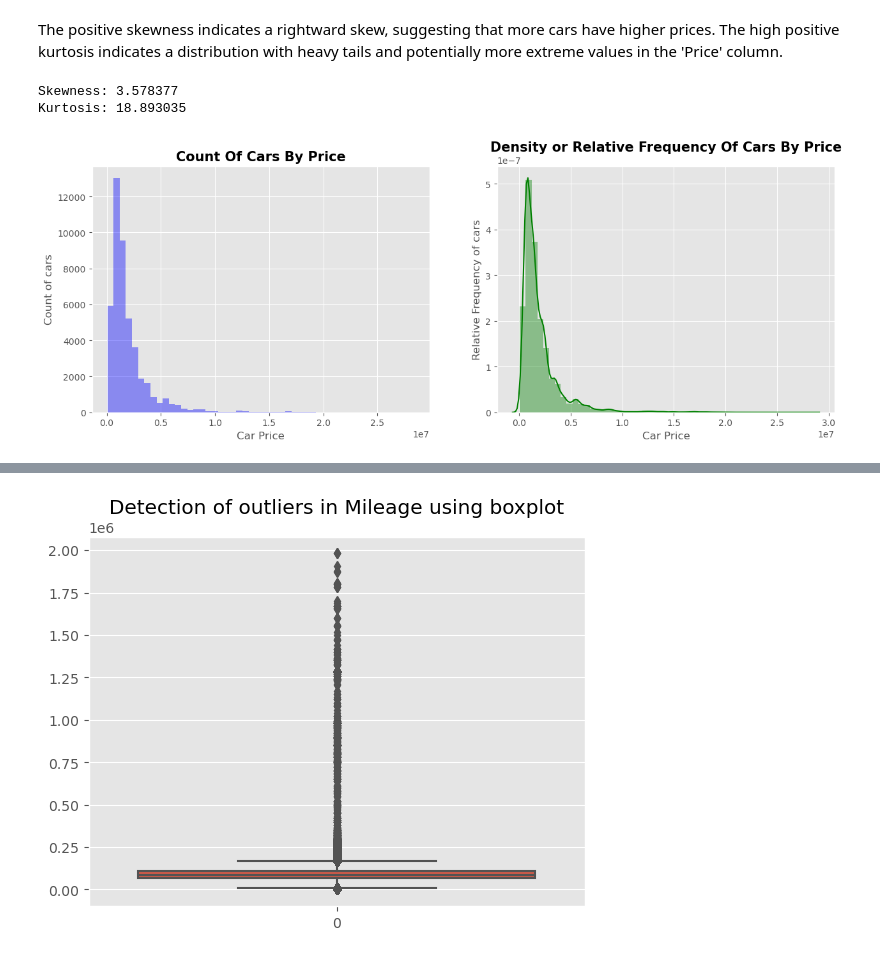
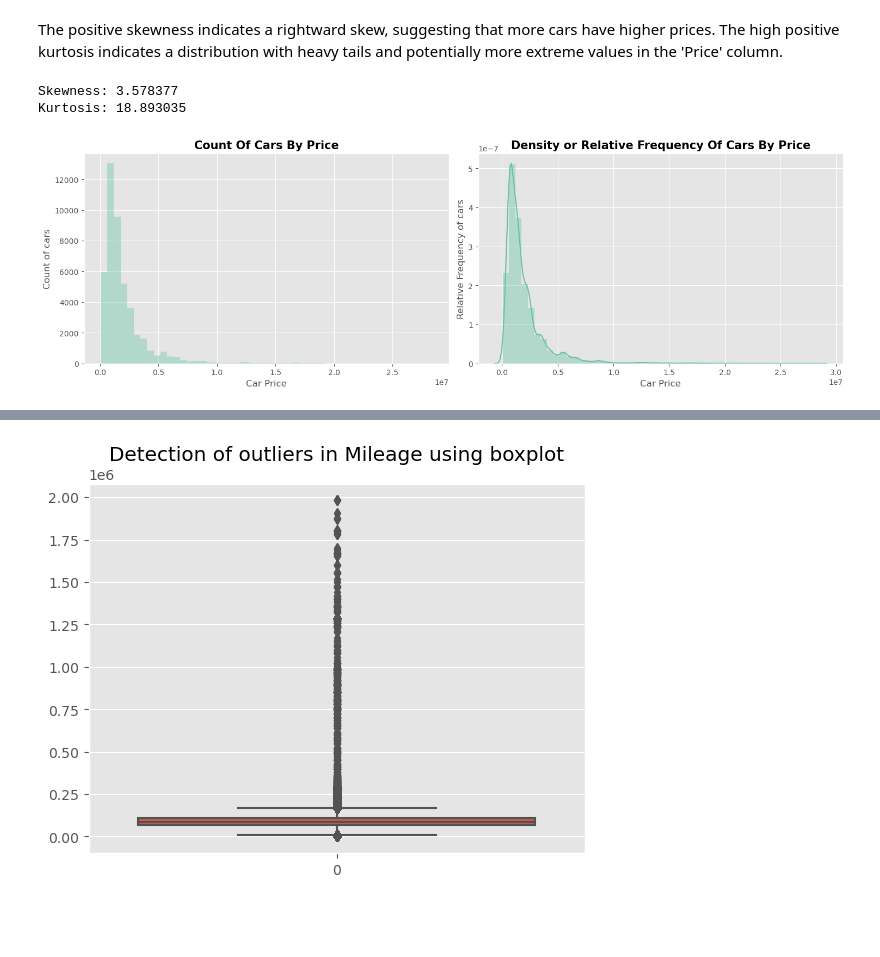
Before and after one commit to Cynthiachelangat/groupcarproject, a Jupyter notebook: model.ipynb, the cells around one changed output, grey strips where cells are left out. Saved outputs shown, nothing was run; the diff lists cells and outputs as text; code cells hidden in the pictures; blank space fills up the shorter version.

Commit message:
colors

```diff
--- a/model.ipynb
+++ b/model.ipynb
@@ -232,21 +232,34 @@ The 'City' and/or 'Area' columns do not exist in the DataFrame.
 # %% [markdown]
 The positive skewness indicates a rightward skew, suggesting that more cars have higher prices. The high positive kurtosis indicates a distribution with heavy tails and potentially more extreme values in the 'Price' column.
 # %%
-fig, ax= plt.subplots(1,2,figsize=(15,5))
+# Set the color palette
+sns.set_palette('Set2')
 
-sns.distplot(cars['Price'], norm_hist=False, kde=False, ax=ax[0], color='blue')
+# Create subplots for Price distribution
+fig, ax = plt.subplots(1, 2, figsize=(15, 5))
+
+# Plot count of cars by price
+sns.distplot(cars['Price'], norm_hist=False, kde=False, ax=ax[0])
 ax[0].set_xlabel('Car Price')
-ax[0].set_ylabel('Count of cars',size=12)
-ax[0].set_title('Count Of Cars By Price',size=15,weight="bold")
+ax[0].set_ylabel('Count of cars', size=12)
+ax[0].set_title('Count Of Cars By Price', size=15, weight="bold")
 
-sns.distplot(cars['Price'], kde=True, ax=ax[1], color='green')
+# Plot density or relative frequency of cars by price
+sns.distplot(cars['Price'], kde=True, ax=ax[1])
 ax[1].set_xlabel('Car Price')
-ax[1].set_ylabel('Relative Frequency of cars',size=12)
-ax[1].set_title('Density or Relative Frequency Of Cars By Price',size=15,weight="bold")
-#skewness and kurtosis
+ax[1].set_ylabel('Relative Frequency of cars', size=12)
+ax[1].set_title('Density or Relative Frequency Of Cars By Price', size=15, weight="bold")
+
+# Show skewness and kurtosis
 print("Skewness: %f" % cars['Price'].skew())
 print("Kurtosis: %f" % cars['Price'].kurt())
+
+# Adjust layout
+plt.tight_layout()
+
+# Show the plots
+plt.show()
 # %% [output]
 Skewness: 3.578377
 Kurtosis: 18.893035
-[figure, old version]
+[figure, new version]
```
Also changed, not shown: parts of 3 cells of this notebook.
